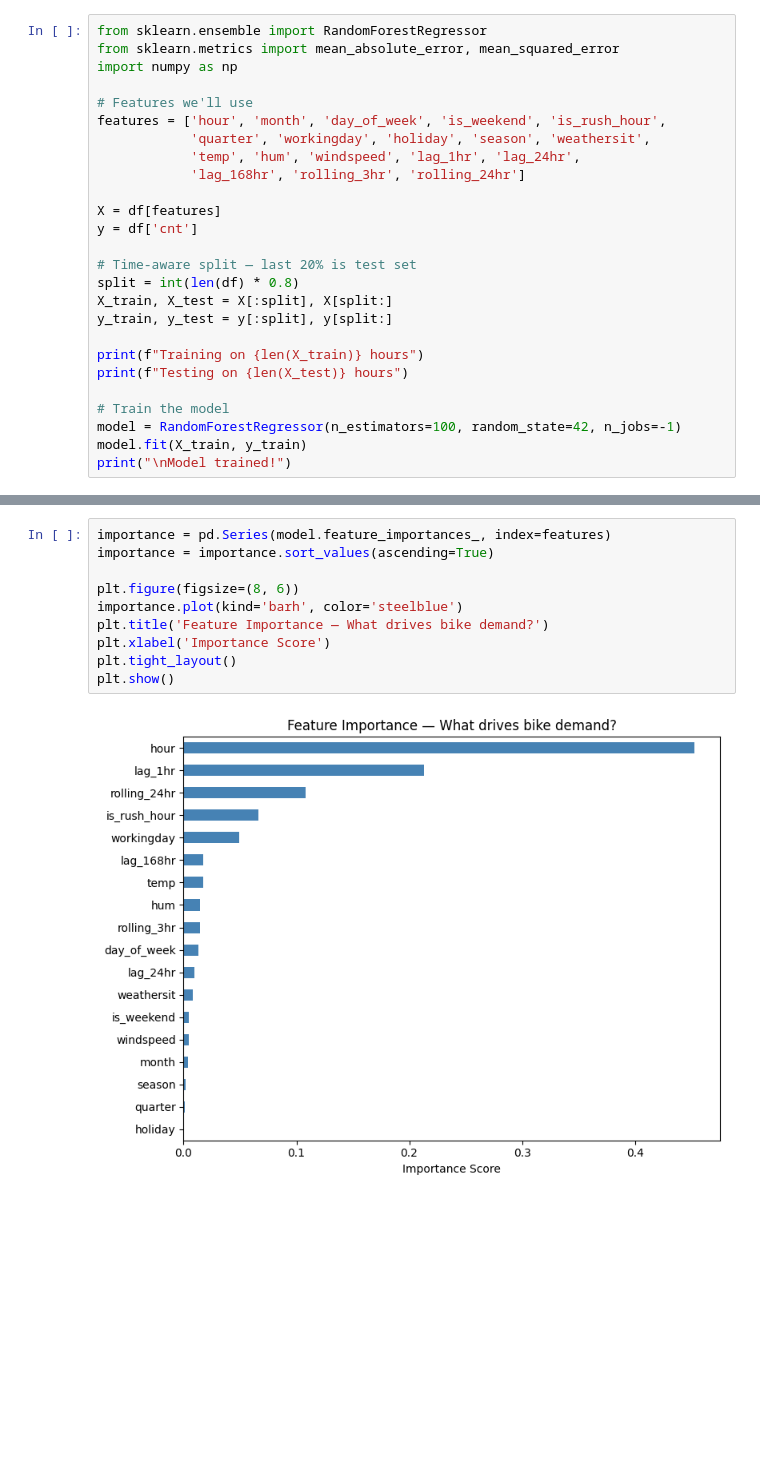
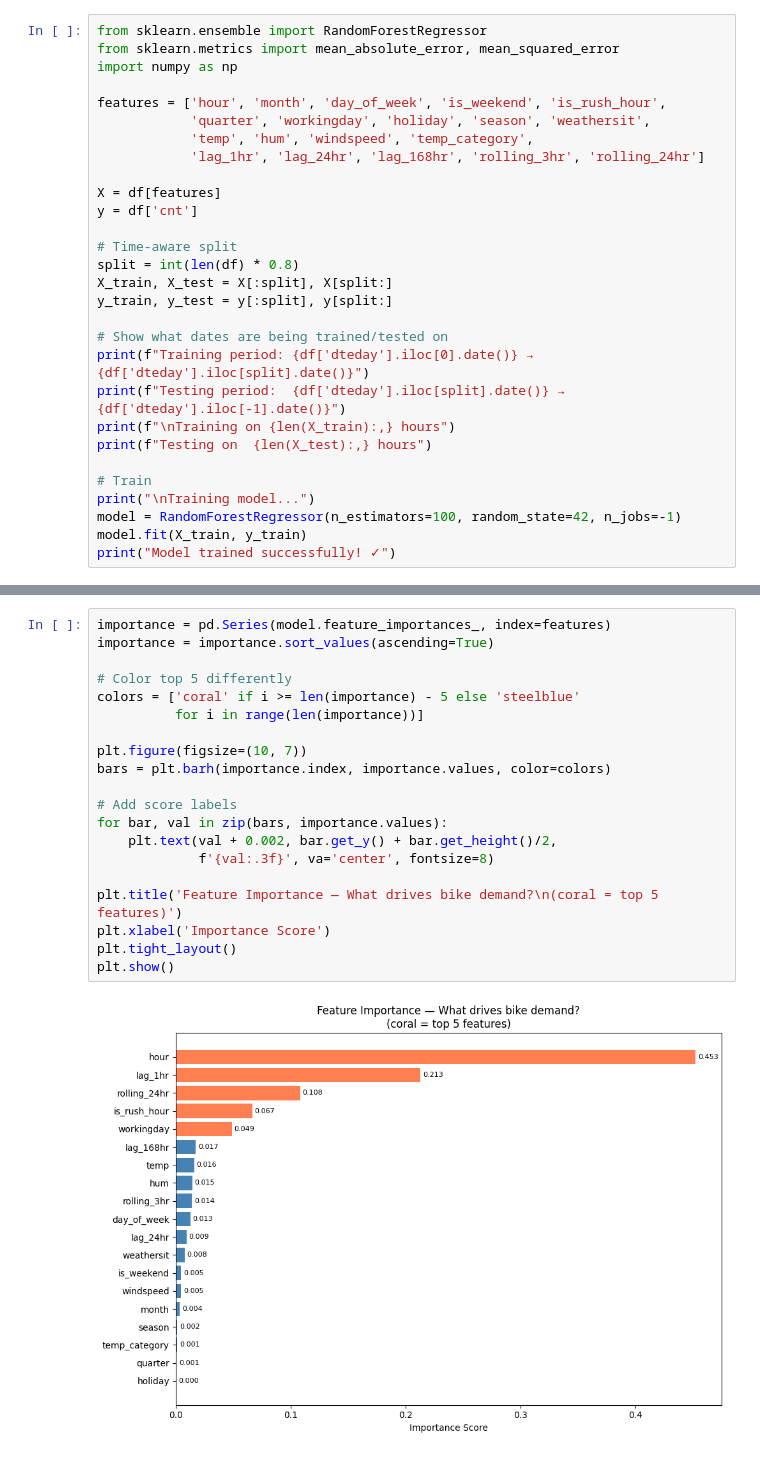
Before and after one commit to caffine-fueled-cat/bike-sharing-demand-analysis, a Jupyter notebook: analysis.ipynb, the cells around one changed output, grey strips where cells are left out. Cells and saved outputs as stored; diff of their text form; blank space fills up the shorter version.

```diff
--- a/analysis.ipynb
+++ b/analysis.ipynb
@@ -161,25 +202,28 @@ from sklearn.ensemble import RandomForestRegressor
 from sklearn.metrics import mean_absolute_error, mean_squared_error
 import numpy as np
 
-# Features we'll use
 features = ['hour', 'month', 'day_of_week', 'is_weekend', 'is_rush_hour',
             'quarter', 'workingday', 'holiday', 'season', 'weathersit',
-            'temp', 'hum', 'windspeed', 'lag_1hr', 'lag_24hr',
-            'lag_168hr', 'rolling_3hr', 'rolling_24hr']
+            'temp', 'hum', 'windspeed', 'temp_category',
+            'lag_1hr', 'lag_24hr', 'lag_168hr', 'rolling_3hr', 'rolling_24hr']
 
 X = df[features]
 y = df['cnt']
 
-# Time-aware split — last 20% is test set
+# Time-aware split
 split = int(len(df) * 0.8)
 X_train, X_test = X[:split], X[split:]
 y_train, y_test = y[:split], y[split:]
 
-print(f"Training on {len(X_train)} hours")
-print(f"Testing on {len(X_test)} hours")
+# Show what dates are being trained/tested on
+print(f"Training period: {df['dteday'].iloc[0].date()} → {df['dteday'].iloc[split].date()}")
+print(f"Testing period:  {df['dteday'].iloc[split].date()} → {df['dteday'].iloc[-1].date()}")
+print(f"\nTraining on {len(X_train):,} hours")
+print(f"Testing on  {len(X_test):,} hours")
 
-# Train the model
+# Train
+print("\nTraining model...")
 model = RandomForestRegressor(n_estimators=100, random_state=42, n_jobs=-1)
 model.fit(X_train, y_train)
-print("\nModel trained!")
+print("Model trained successfully! ✓")
 # %% [output]
@@ -229,12 +284,22 @@ RMSE:   66.1         209.7
 # %%
 importance = pd.Series(model.feature_importances_, index=features)
 importance = importance.sort_values(ascending=True)
 
-plt.figure(figsize=(8, 6))
-importance.plot(kind='barh', color='steelblue')
-plt.title('Feature Importance — What drives bike demand?')
+# Color top 5 differently
+colors = ['coral' if i >= len(importance) - 5 else 'steelblue'
+          for i in range(len(importance))]
+
+plt.figure(figsize=(10, 7))
+bars = plt.barh(importance.index, importance.values, color=colors)
+
+# Add score labels
+for bar, val in zip(bars, importance.values):
+    plt.text(val + 0.002, bar.get_y() + bar.get_height()/2,
+             f'{val:.3f}', va='center', fontsize=8)
+
+plt.title('Feature Importance — What drives bike demand?\n(coral = top 5 features)')
 plt.xlabel('Importance Score')
 plt.tight_layout()
 plt.show()
 # %% [output]
-[figure, old version]
+[figure, new version]
```
Also changed, not shown: parts of 8 cells of this notebook.
